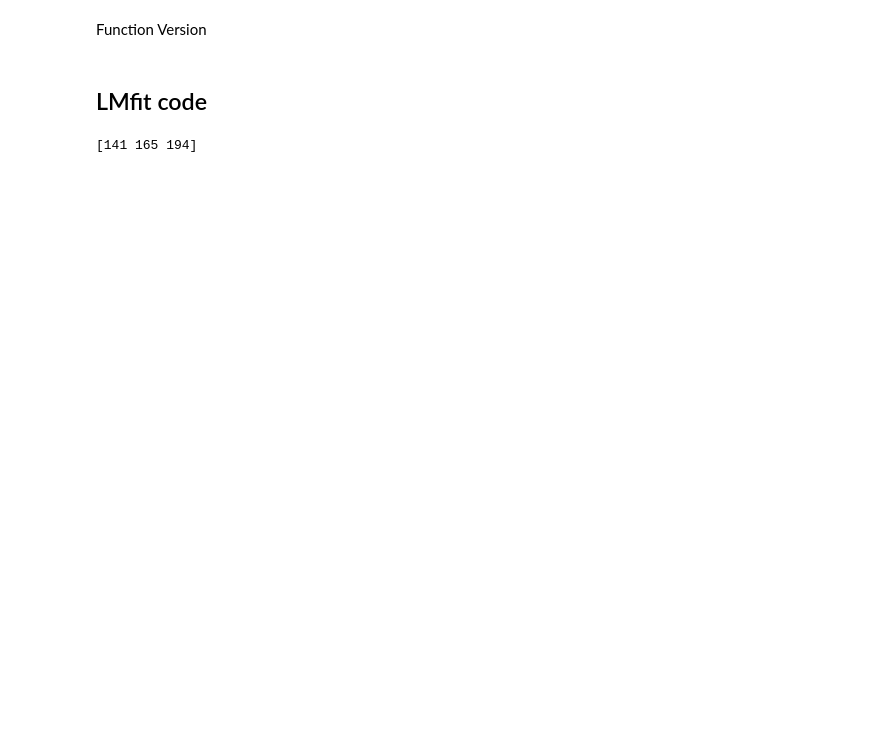
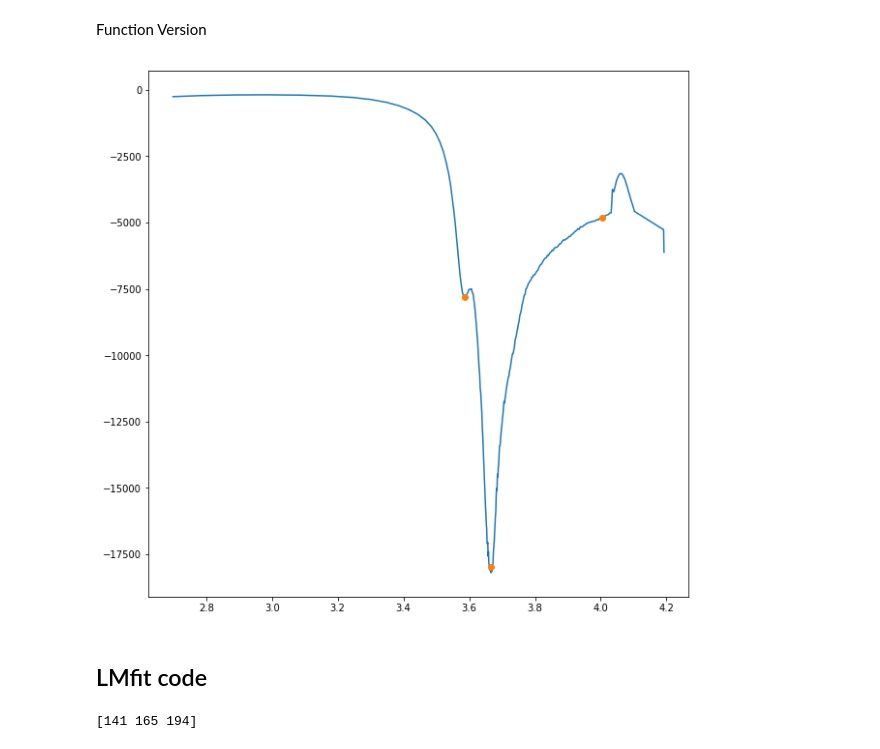
Before and after one commit to nicolet5/DiffCapAnalyzer, a Jupyter notebook: ourproject/FittingFunctionDev.ipynb, the cells around one changed output. Saved outputs shown, nothing was run; the diff lists cells and outputs as text; code cells hidden in the pictures; blank space fills up the shorter version.

```diff
--- a/ourproject/FittingFunctionDev.ipynb
+++ b/ourproject/FittingFunctionDev.ipynb
@@ -73,16 +74,33 @@ plt.plot(sigx_bot[i], sigy_bot[i], 'o')
 Function Version
 # %%
 import peakutils
+import scipy.signal
 
-def peak_finder(Volt_series, dQdV_series, cd):
-    sigx = pd.to_numeric(Volt_series).as_matrix()
+def peak_finder(V_series, dQdV_series, cd):
+    sigx, sigy = cd_dataframe(V_series, dQdV_series, cd)
+
+    sigy_smooth = scipy.signal.savgol_filter(sigy_bot, 25, 3)
+
+    i = peakutils.indexes(sigy_smooth, thres=3/max(sigy_smooth), min_dist=9)
+    return i
+
+def cd_dataframe(V_series, dQdV_series, cd):
+
+    sigx = pd.to_numeric(V_series).as_matrix()
     if cd == 'c':
         sigy = -pd.to_numeric(dQdV_series).as_matrix()
     elif cd == 'd':
         sigy = pd.to_numeric(dQdV_series).as_matrix()
 
-    i = peakutils.indexes(sigy_smooth, thres=3/max(sigy_bot), min_dist=9)
-    return i
+    return sigx, sigy
+# %%
+i = peak_finder(charge['Voltage(V)'], charge['Smoothed_dQ/dV'], 'c')
+
+fig = plt.figure(figsize=(10, 10), facecolor='w', edgecolor='k')
+myplot = plt.plot(charge['Voltage(V)'], charge['Smoothed_dQ/dV'])
+myplot = plt.plot(charge.loc[i, 'Voltage(V)'], charge.loc[i, 'Smoothed_dQ/dV'], 'o')
+# %% [output]
+[figure, added]
 # %% [markdown]
 ## LMfit code
 # %%
```
Also changed, not shown: parts of 12 cells of this notebook.
